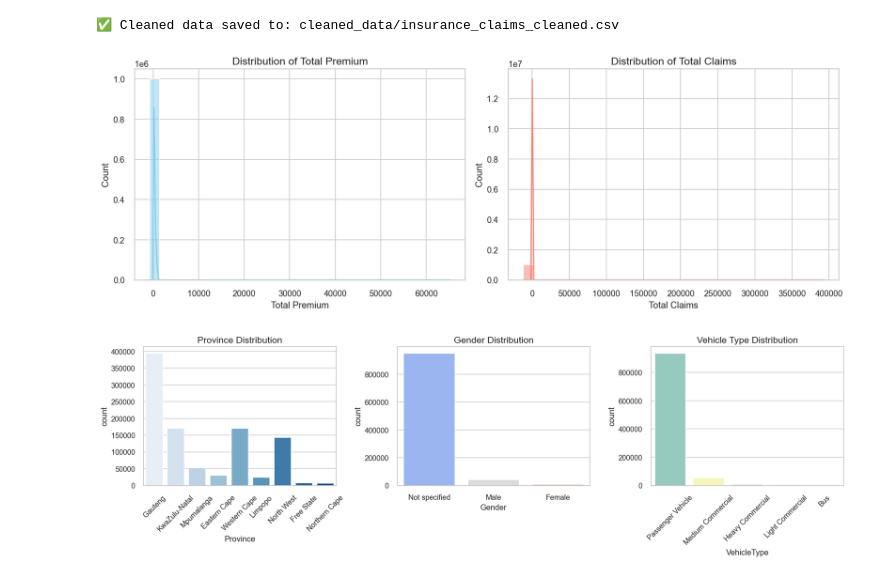
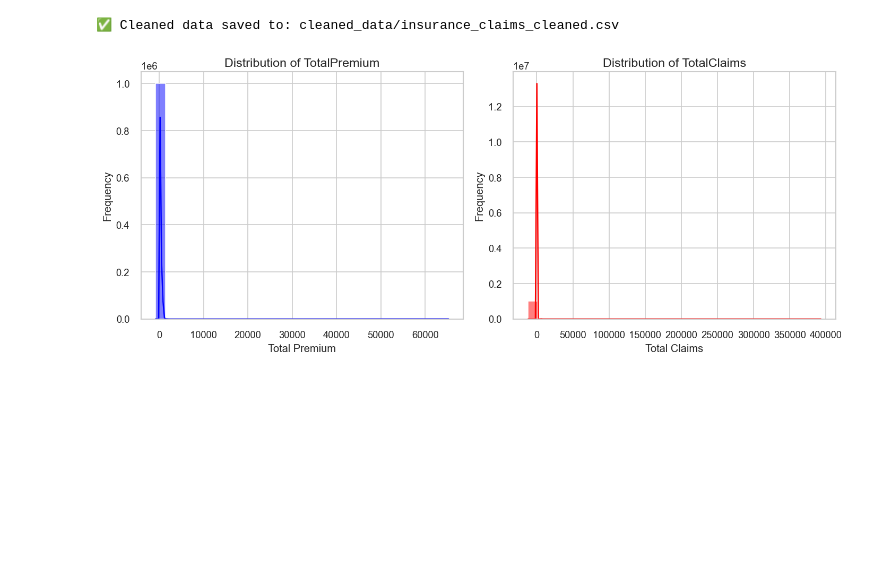
Before and after one commit to yesufma/insurance-claims-risk-modeling, a Jupyter notebook: notebooks/eda_task1.ipynb, the cells around one changed output. Saved outputs shown, nothing was run; the diff lists cells and outputs as text; code cells hidden in the pictures; blank space fills up the shorter version.

Commit message:
Complete Task 1: EDA notebook with data summarization, quality checks, univariate/bivariate analysis, and three creative visualizations

```diff
--- a/notebooks/eda_task1.ipynb
+++ b/notebooks/eda_task1.ipynb
@@ -148,48 +148,21 @@ dtype: int64
 5 rows × 52 columns
 ✅ Cleaned data saved to: cleaned_data/insurance_claims_cleaned.csv
 # %%
-import matplotlib.pyplot as plt
-import seaborn as sns
-import os
-
-# Set plot style
-sns.set(style='whitegrid')
-plt.rcParams.update({'axes.titlesize': 14, 'axes.labelsize': 12})
-
-# Create reports directory if missing
-os.makedirs('../reports', exist_ok=True)
-
-# Numerical Variables
-fig, axs = plt.subplots(1, 2, figsize=(14, 5))
-sns.histplot(df['TotalPremium'], bins=30, kde=True, ax=axs[0], color='skyblue')
-axs[0].set_title('Distribution of Total Premium')
-axs[0].set_xlabel('Total Premium')
-
-sns.histplot(df['TotalClaims'], bins=30, kde=True, ax=axs[1], color='salmon')
-axs[1].set_title('Distribution of Total Claims')
-axs[1].set_xlabel('Total Claims')
-
+# Cell 4: Univariate Analysis - Numerical
+plt.figure(figsize=(12, 5))
+plt.subplot(1, 2, 1)
+sns.histplot(df['TotalPremium'], bins=30, kde=True, color='blue')
+plt.title('Distribution of TotalPremium')
+plt.xlabel('Total Premium')
+plt.ylabel('Frequency')
+plt.subplot(1, 2, 2)
+sns.histplot(df['TotalClaims'], bins=30, kde=True, color='red')
+plt.title('Distribution of TotalClaims')
+plt.xlabel('Total Claims')
+plt.ylabel('Frequency')
 plt.tight_layout()
-plt.savefig('../reports/premium_claims_distribution.png')
+plt.savefig('C:\\Users\\yusuf\\Desktop\\10Academy\\week 3\\insurance-risk-modeling\\reports\\total_premium_claims_hist.png')
 plt.show()
-
-# Categorical Variables
-fig, axs = plt.subplots(1, 3, figsize=(16, 5))
-sns.countplot(data=df, x='Province', ax=axs[0], palette='Blues')
-axs[0].set_title('Province Distribution')
-axs[0].tick_params(axis='x', rotation=45)
-
-sns.countplot(data=df, x='Gender', ax=axs[1], palette='coolwarm')
-axs[1].set_title('Gender Distribution')
-
-sns.countplot(data=df, x='VehicleType', ax=axs[2], palette='Set3')
-axs[2].set_title('Vehicle Type Distribution')
-axs[2].tick_params(axis='x', rotation=45)
-
-plt.tight_layout()
-plt.savefig('../reports/categorical_distributions.png')
-plt.show()
 # %% [output]
-[figure, old version]
+[figure, new version]
-[figure, removed]
 # %%
```
Also changed, not shown: parts of 8 cells of this notebook, 9 other files.
